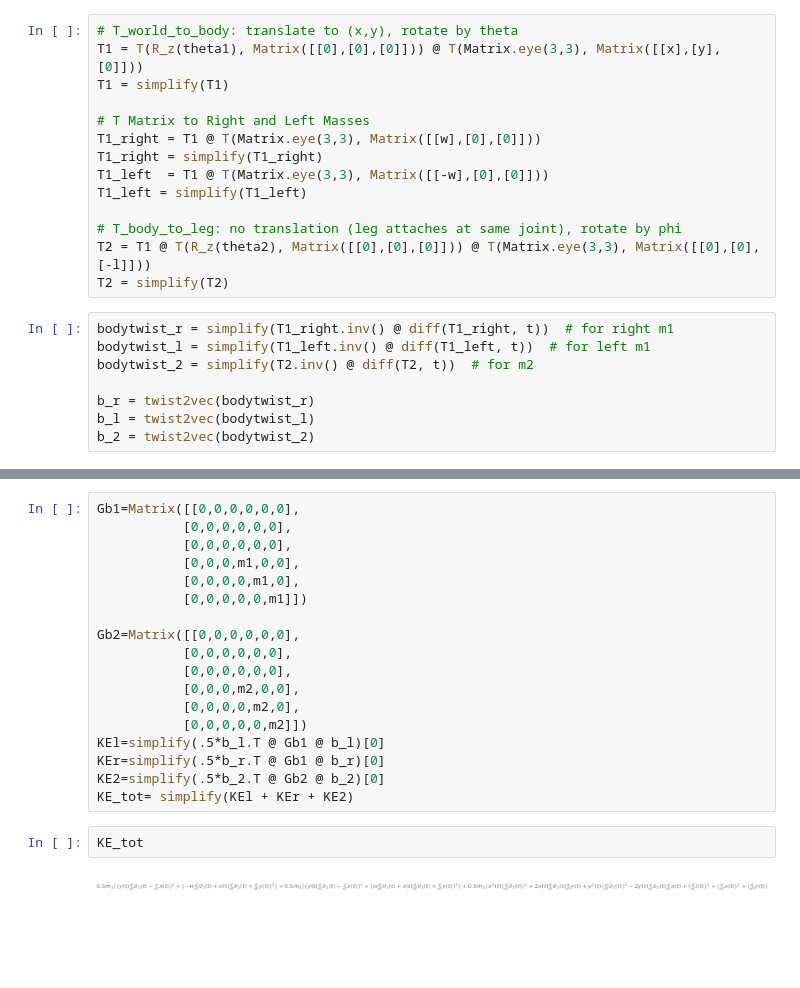
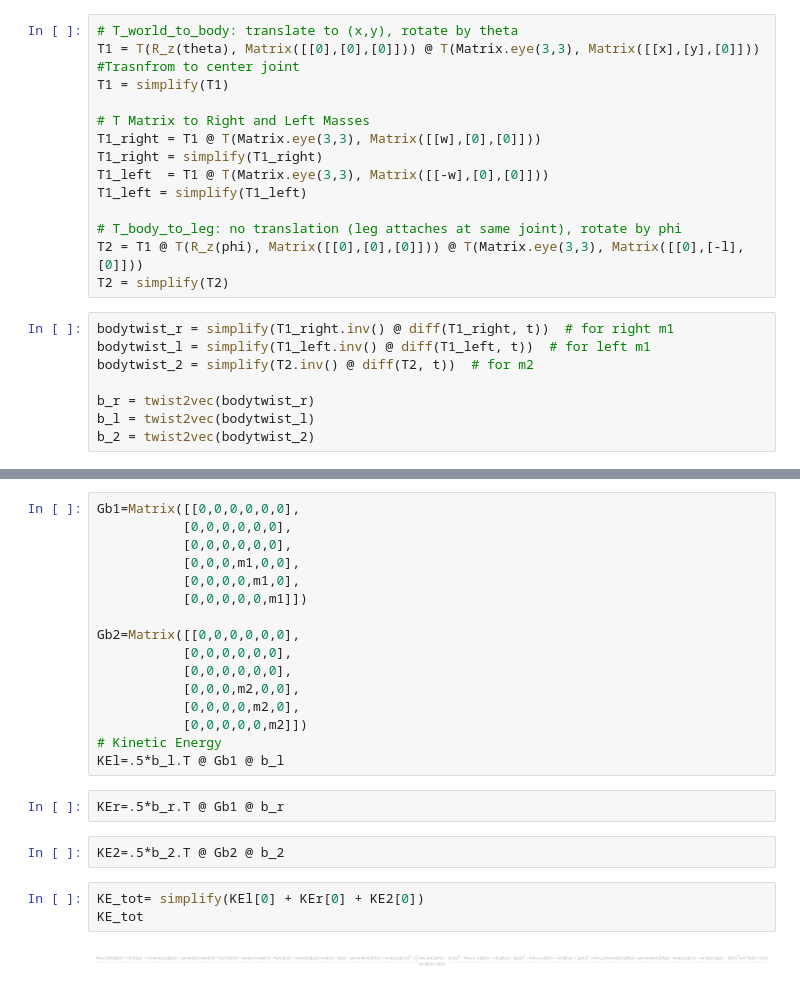
Before and after one commit to ryan-omori/MAE-269, a Jupyter notebook: HW2.ipynb, the cells around one changed output, grey strips where cells are left out. Saved outputs shown, nothing was run; the diff lists cells and outputs as text; blank space fills up the shorter version.

Commit message:
Fixing Mass Matrix

```diff
--- a/HW2.ipynb
+++ b/HW2.ipynb
@@ -164,6 +175,6 @@ def T(R, p):
 # %%
 # T_world_to_body: translate to (x,y), rotate by theta
-T1 = T(R_z(theta1), Matrix([[0],[0],[0]])) @ T(Matrix.eye(3,3), Matrix([[x],[y],[0]]))
+T1 = T(R_z(theta), Matrix([[0],[0],[0]])) @ T(Matrix.eye(3,3), Matrix([[x],[y],[0]])) #Trasnfrom to center joint
 T1 = simplify(T1)
 
 # T Matrix to Right and Left Masses
@@ -173,7 +184,7 @@ T1_left  = T1 @ T(Matrix.eye(3,3), Matrix([[-w],[0],[0]]))
 T1_left = simplify(T1_left)
 
 # T_body_to_leg: no translation (leg attaches at same joint), rotate by phi
-T2 = T1 @ T(R_z(theta2), Matrix([[0],[0],[0]])) @ T(Matrix.eye(3,3), Matrix([[0],[0],[-l]]))
+T2 = T1 @ T(R_z(phi), Matrix([[0],[0],[0]])) @ T(Matrix.eye(3,3), Matrix([[0],[-l],[0]]))
 T2 = simplify(T2)
 # %%
 bodytwist_r = simplify(T1_right.inv() @ diff(T1_right, t))  # for right m1
@@ -209,12 +220,15 @@ Gb2=Matrix([[0,0,0,0,0,0],
            [0,0,0,m2,0,0],
            [0,0,0,0,m2,0],
            [0,0,0,0,0,m2]])
-KEl=simplify(.5*b_l.T @ Gb1 @ b_l)[0]
-KEr=simplify(.5*b_r.T @ Gb1 @ b_r)[0]
-KE2=simplify(.5*b_2.T @ Gb2 @ b_2)[0]
-KE_tot= simplify(KEl + KEr + KE2)
+# Kinetic Energy
+KEl=.5*b_l.T @ Gb1 @ b_l
+# %%
+KEr=.5*b_r.T @ Gb1 @ b_r
+# %%
+KE2=.5*b_2.T @ Gb2 @ b_2
 # %%
+KE_tot= simplify(KEl[0] + KEr[0] + KE2[0])
 KE_tot
 # %% [output]
-[figure, old version]
+[figure, new version]
 # %%
```
Also changed, not shown: parts of 19 cells of this notebook.
